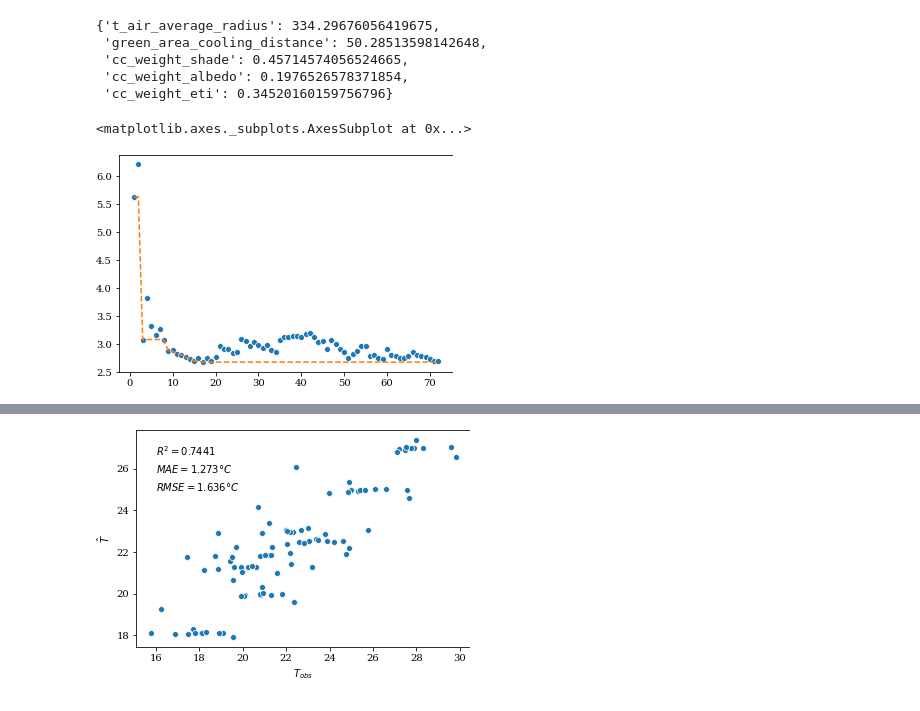
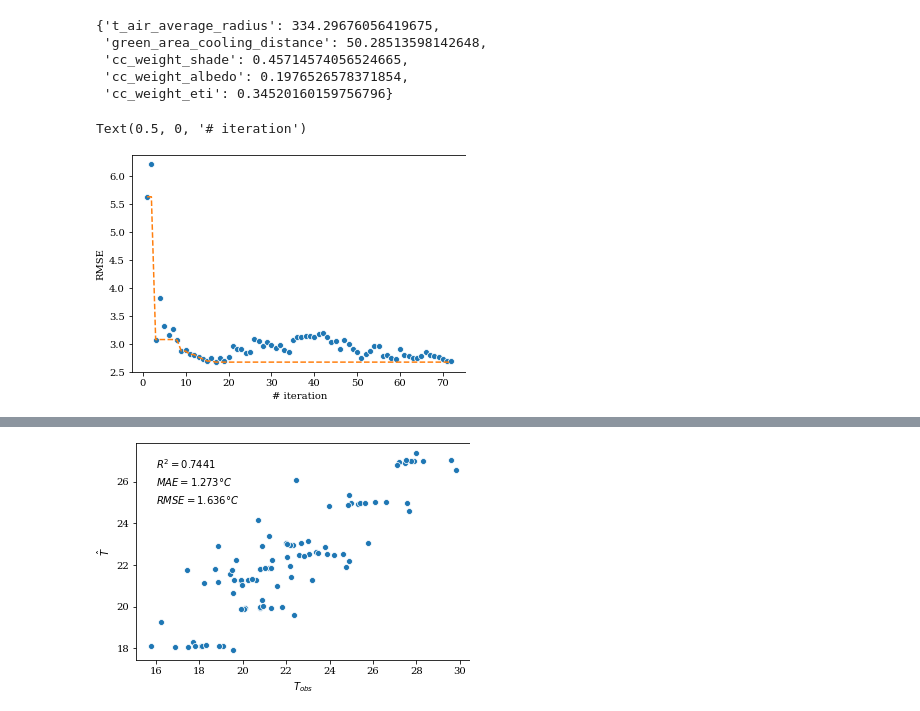
Before and after one commit to martibosch/lausanne-heat-islands, a Jupyter notebook: notebooks/invest-urban-cooling-model.ipynb, the cells around one changed output, grey strips where cells are left out. Drawn from its saved outputs; the diff is of its cells as text; code cells hidden in the pictures.

```diff
--- a/notebooks/invest-urban-cooling-model.ipynb
+++ b/notebooks/invest-urban-cooling-model.ipynb
@@ -38,20 +33,21 @@ model_params
 # %%
 rmse_df = pd.DataFrame()
 rmse_df['rmse'] = pd.Series(rmses,
                             index=pd.RangeIndex(start=1, stop=len(rmses) + 1))
 rmse_df['cummin'] = rmse_df['rmse'].cummin()
 iter_idx = rmse_df.index
 color_palette = iter(sns.color_palette())
 ax = sns.scatterplot(iter_idx,
-                     rmse_df['rmse'].rename(),
+                     rmse_df['rmse'].rename('RMSE'),
                      color=next(color_palette))
 rmse_df['cummin'].plot(ax=ax,
                        style='--',
                        color=next(color_palette),
                        label='Best RMSE')
+ax.set_xlabel('# iteration')
 # %% [output]
-<matplotlib.axes._subplots.AxesSubplot at 0x...>
+Text(0.5, 0, '# iteration')
-[figure, old version]
+[figure, new version]
 # %%
 station_location_df = pd.read_csv(station_locations_filepath, index_col=0)
 station_tair_df = pd.read_csv(station_tair_filepath, index_col=0)
```
Also changed, not shown: parts of 4 cells of this notebook, 2 other files.
